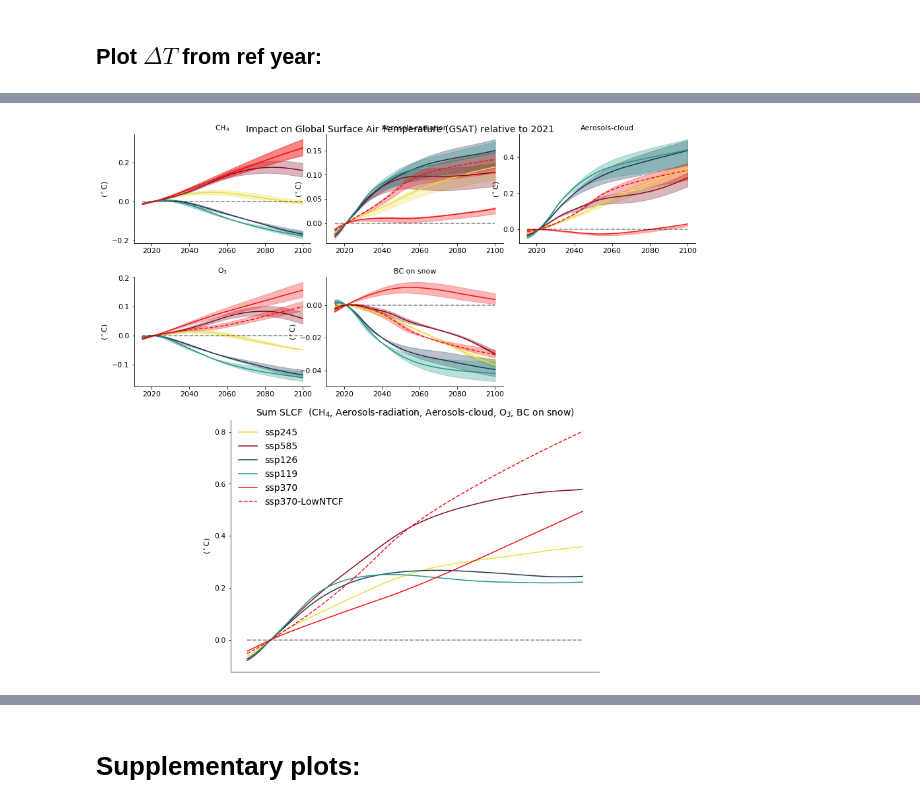
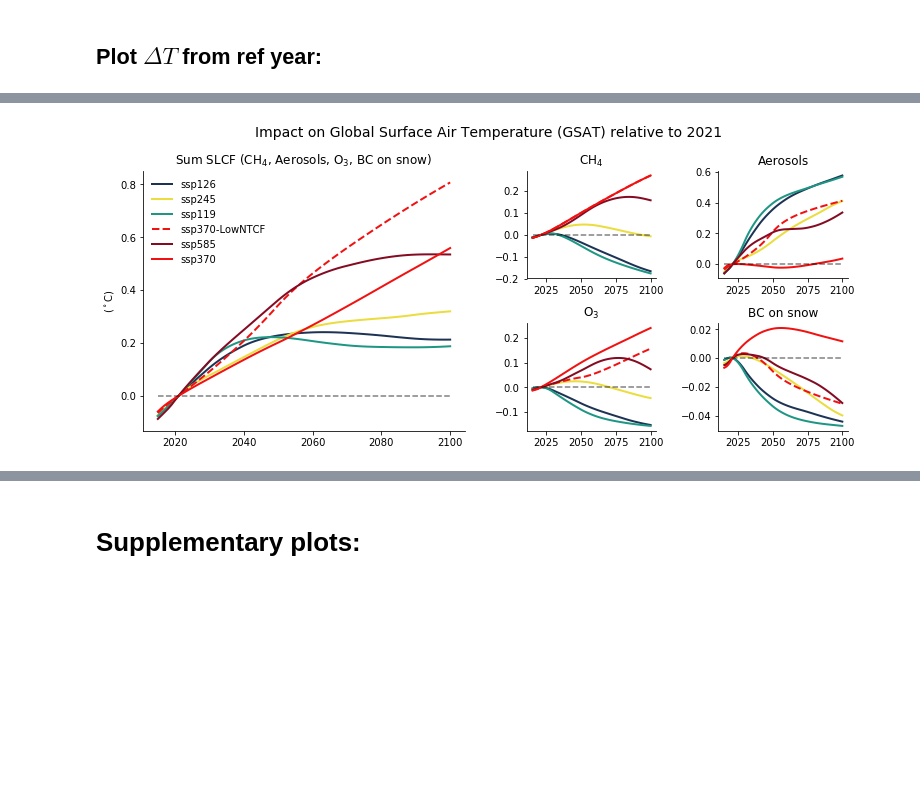
Before and after one commit to sarambl/AR6_CH6_RCMIPFIGS, a Jupyter notebook: ar6_ch6_rcmipfigs/notebooks/3_delta_T_plot.ipynb, the cells around one changed output, grey strips where cells are left out. Saved outputs shown, nothing was run; the diff lists cells and outputs as text; code cells hidden in the pictures; blank space fills up the shorter version.

```diff
--- a/ar6_ch6_rcmipfigs/notebooks/3_delta_T_plot.ipynb
+++ b/ar6_ch6_rcmipfigs/notebooks/3_delta_T_plot.ipynb
@@ -53,9 +53,10 @@ time = 'time'
 # variables to plot:
 variables_erf_comp = [
     'ch4',
-    'aerosol-radiation_interactions',
-    'aerosol-cloud_interactions',
-    'o3_tropospheric',
+    #'aerosol-radiation_interactions',
+    #'aerosol-cloud_interactions',
+    'aerosol-total',
+    'o3',
     #'F-Gases|HFC',
     'bc_on_snow']
 # total ERFs for anthropogenic and total:
@@ -213,17 +255,17 @@ e_y2 = last_y
 cdic = get_scenario_c_dic()
 lsdic = get_scenario_ls_dic()#get_ls_dic(ds_DT[climatemodel].values)
 
-
+linewidth=2
 SMALL_SIZE = 11
 MEDIUM_SIZE = 11
 BIGGER_SIZE = 16
-plt.rc('font', size=SMALL_SIZE)          # controls default text sizes
-plt.rc('axes', titlesize=SMALL_SIZE)     # fontsize of the axes title
-plt.rc('axes', labelsize=MEDIUM_SIZE)    # fontsize of the x and y labels
-plt.rc('xtick', labelsize=SMALL_SIZE)    # fontsize of the tick labels
-plt.rc('ytick', labelsize=SMALL_SIZE)    # fontsize of the tick labels
-plt.rc('legend', fontsize=SMALL_SIZE)    # legend fontsize
-plt.rc('figure', titlesize=BIGGER_SIZE)  # fontsize of the figure title
+#plt.rc('font', size=SMALL_SIZE)          # controls default text sizes
+#plt.rc('axes', titlesize=SMALL_SIZE)     # fontsize of the axes title
+#plt.rc('axes', labelsize=MEDIUM_SIZE)    # fontsize of the x and y labels
+#plt.rc('xtick', labelsize=SMALL_SIZE)    # fontsize of the tick labels
+#plt.rc('ytick', labelsize=SMALL_SIZE)    # fontsize of the tick labels
+#plt.rc('legend', fontsize=SMALL_SIZE)    # legend fontsize
+#plt.rc('figure', titlesize=BIGGER_SIZE)  # fontsize of the figure title
 
 
 fig2, axs, ax_tot = get_fig_ax_tot()#fig3 = plt.figure(constrained_layout=True)
@@ -238,30 +280,14 @@ for var, ax in zip(variables_erf_comp, axs):
         _da_ally = ds_DT[name_deltaT].sel(variable=var, scenario=scn, year=slice(s_y2, e_y2))
         _da_refy = ds_DT[name_deltaT].sel(variable=var, scenario=scn,year=slice(s_y, s_y)).squeeze()
         _da = _da_ally - _da_refy
-        #_da = ds_DT[var].sel(scenario=scn, time=slice(s_y2, e_y2)) - ds_DT[new_varname(var, name_deltaT)].sel(
-        #    scenario=scn,
-        #    time=slice(s_y,
-        #               s_y)).squeeze()
         # Choose median:
         _pl_da = _da.sel(percentile='median')
         # Plot mean:
-        _pl_da.plot(ax=ax, c=cdic[scn], label=scn, linestyle = lsdic[scn])
-        #_pl_da.plot( c=cdic[scn], label=scn, linestyle = lsdic[scn])
-        # compute standard deviation:
-        #_std = _da.std(climatemodel)
-        # plot +/- 1 standard deviation
-        da_perc5 =  _da.sel(percentile=perc5)
-        da_perc95 =  _da.sel(percentile=perc95)
-        ax.fill_between(_pl_da['year'].values,
-                        da_perc5,
-                        da_perc95,
-                        alpha=0.3,
-                        color=cdic[scn],
-                        label='_nolegen_'
-                       )
+        _pl_da.plot(ax=ax, c=cdic[scn], label=scn, linestyle = lsdic[scn], linewidth=linewidth)
 
     # various labels:
     ax.set_title('%s' % get_var_nicename(var))
+
     ax.set_ylabel('')
     ax.set_xlabel('')
     fix_ax(ax)
@@ -270,23 +296,11 @@ for var, ax in zip(variables_erf_comp, axs):
 
 
 
-axs[0].set_ylabel('($^\circ$C)')
-for ax in axs:
+#axs[0].set_ylabel('($^\circ$C)')
+#for ax in axs:
     #ax.set_ylabel('Change in temperature (C$^\circ$)')
-    ax.set_ylabel('($^\circ$C)')
+    #ax.set_ylabel('($^\circ$C)')
 # Total:
-
-SMALL_SIZE = 14
-MEDIUM_SIZE = 14
-BIGGER_SIZE = 18
-
-plt.rc('font', size=SMALL_SIZE)          # controls default text sizes
-plt.rc('axes', titlesize=SMALL_SIZE)     # fontsize of the axes title
-plt.rc('axes', labelsize=MEDIUM_SIZE)    # fontsize of the x and y labels
-plt.rc('xtick', labelsize=SMALL_SIZE)    # fontsize of the tick labels
-plt.rc('ytick', labelsize=SMALL_SIZE)    # fontsize of the tick labels
-plt.rc('legend', fontsize=SMALL_SIZE)    # legend fontsize
-plt.rc('figure', titlesize=BIGGER_SIZE)  # fontsize of the figure title
 
 ax = ax_tot
 
@@ -299,39 +313,27 @@ for scn in list(set(scenarios_fl) - {'historical'}):
     _da = ds_DT[name_deltaT].sel(variable=variables_erf_comp).sum(variable).sel( scenario=scn, year=slice(s_y2, e_y2)) - ds_DT_sy
     # Take median::
     _pl_da = _da.sel(percentile='median')
-    # Sum up the variables:
-    #print(_pl_da)
-    #_pl_da = _pl_da.sel(variable=variables_erf_comp).sum(variable)
-    # plot :
-    _pl_da.plot(ax=ax, c=cdic[scn], label=trans_scen2plotlabel(scn), xticks=[], linestyle = lsdic[scn])
-    # calculate standard deviation over the models:
-    #_std = _da.sum(variable).std(climatemodel)
-    # Fill between +/- 1 std
-    #ax.fill_between(_pl_da['time'].values, _pl_da - _std, _pl_da + _std, alpha=0.3,
-    #                color=cdic[scn], label='_nolegend_')
-    da_perc5 =  _da.sel(percentile=perc5)#.sel(variable=variables_erf_comp).sum(variable)
-    da_perc95 =  _da.sel(percentile=perc95)#.sel(variable=variables_erf_comp).sum(variable)
-    #ax.fill_between(_pl_da['year'].values, da_perc5, da_perc95, alpha=0.3,
-    #                color=cdic[scn], label='_nolegen_')
+    _pl_da.plot(ax=ax, c=cdic[scn], label=trans_scen2plotlabel(scn), linestyle = lsdic[scn], linewidth=linewidth)
+
 
 _ds = ds_DT.sel(year=slice(s_y2, e_y2))
 ax.plot(_ds['year'], np.zeros(len(_ds['year'])), c='k', alpha=0.5, linestyle='dashed')
-plt.suptitle('Impact on Global Surface Air Temperature (GSAT) relative to 2021', fontsize=14)
+plt.suptitle('Impact on Global Surface Air Temperature (GSAT) relative to 2021', fontsize=14, y=1.05)
 # adjust plot visuals:
 _str = ''
 for var in ds_DT.sel(variable=variables_erf_comp)[variable].values: _str += f'{get_var_nicename(var)}, '
 #ax.set_title('Temperature change, sum SLCF  (%s)' % _str[:-2])
-ax.set_title('Sum SLCF  (%s)' % _str[:-2])
+ax.set_title('Sum SLCF (%s)' % _str[:-2])
 #ax.set_ylabel('$\Delta$ T ($^\circ$C)')
 ax.set_ylabel('($^\circ$C)')
 ax.set_xlabel('')
 
-ax.legend(frameon=False, loc=2)
+ax.legend(frameon=False, loc='upper left')
 fix_ax(ax)
 plt.subplots_adjust(top=0.94, left=0.125, wspace=9.1, hspace=.5)
 plt.tight_layout()
-plt.savefig(FIGURE_DIR / 'total_ref2021_from2015_all_2.png', dpi=300)
-plt.savefig(FIGURE_DIR /  'total_ref2021_from2015_all_2.pdf')#, dpi=300)
+plt.savefig(FIGURE_DIR / 'total_ref2021_from2015_all_v1.png', dpi=300)
+plt.savefig(FIGURE_DIR /  'total_ref2021_from2015_all_v1.pdf')#, dpi=300)
 plt.show()
 # %% [output]
 ch4
@@ -341,2 +342,2 @@ o3_tropospheric
 bc_on_snow
-[figure, old version]
+[figure, new version]
```
Also changed, not shown: parts of 8 cells of this notebook, 58 other files.
